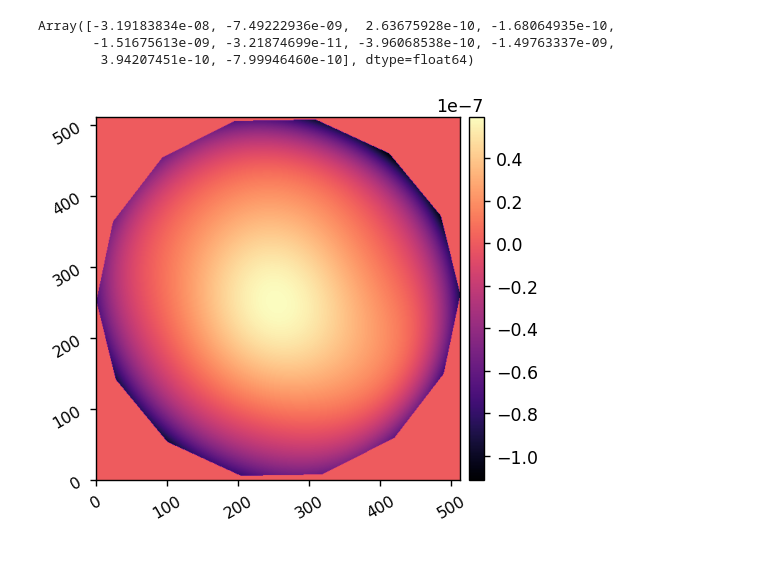
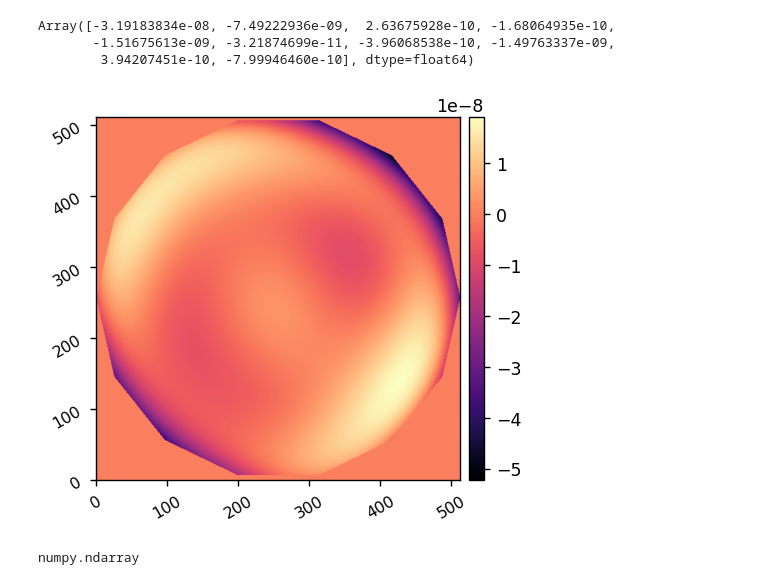
Before and after one commit to kian1377/opti513l-final, a Jupyter notebook: real_data_analysis_on_axis.ipynb, the cells around one changed output. Cells and saved outputs as stored; diff of their text form; code cells hidden in the pictures.

```diff
--- a/real_data_analysis_on_axis.ipynb
+++ b/real_data_analysis_on_axis.ipynb
@@ -107,7 +107,7 @@ ims = np.array([im_def_1, im_def_2, im_def_3])
 exp_times_def = [20e-6, 200e-6, 2000e-6]
 
 def_im_n2 = sum_ims(ims, exp_times_def,
-                        # plot=True,
+                        plot=True,
                         )
 imshow1(def_im_n2, lognorm=True)
 # %% [output]
@@ -410,8 +421,14 @@ Array([-3.19183834e-08, -7.49222936e-09,  2.63675928e-10, -1.68064935e-10,
        -1.51675613e-09, -3.21874699e-11, -3.96068538e-10, -1.49763337e-09,
         3.94207451e-10, -7.99946460e-10], dtype=float64)
 # %%
-opd_est = modes.get().dot(fit[-1]).reshape(npix,npix)
+a = np.array(fit[-1])
+a[0] = 0
+opd_est = modes.get().dot(a).reshape(npix,npix)
 est_wfe = ap*(opd_est)
 imshow1(est_wfe)
 # %% [output]
-[figure, old version]
+[figure, new version]
+# %%
+type(np.array(ap))
+# %% [output]
+numpy.ndarray
```
Also changed, not shown: parts of 6 cells of this notebook, 5 other files.
